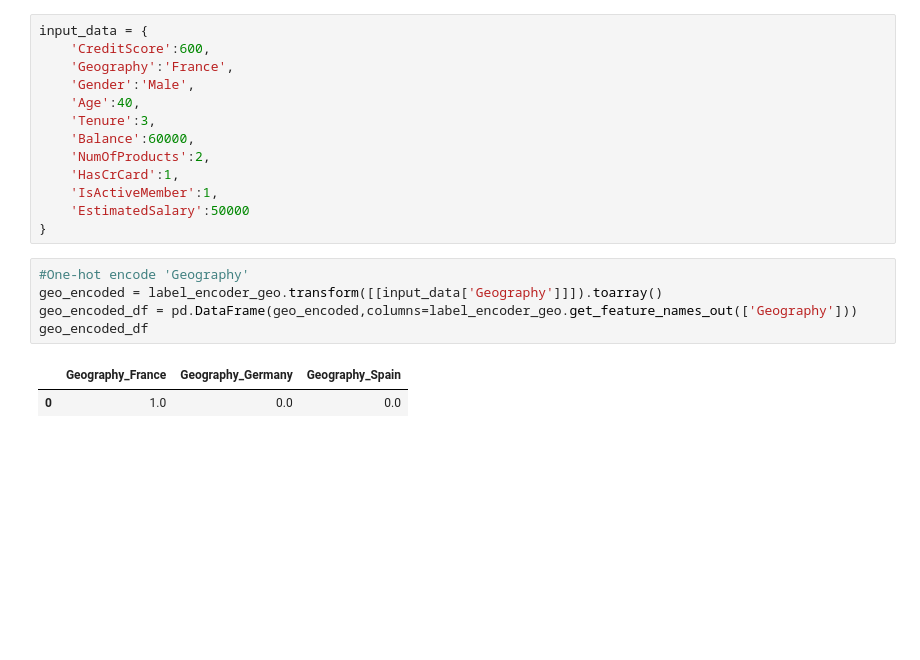
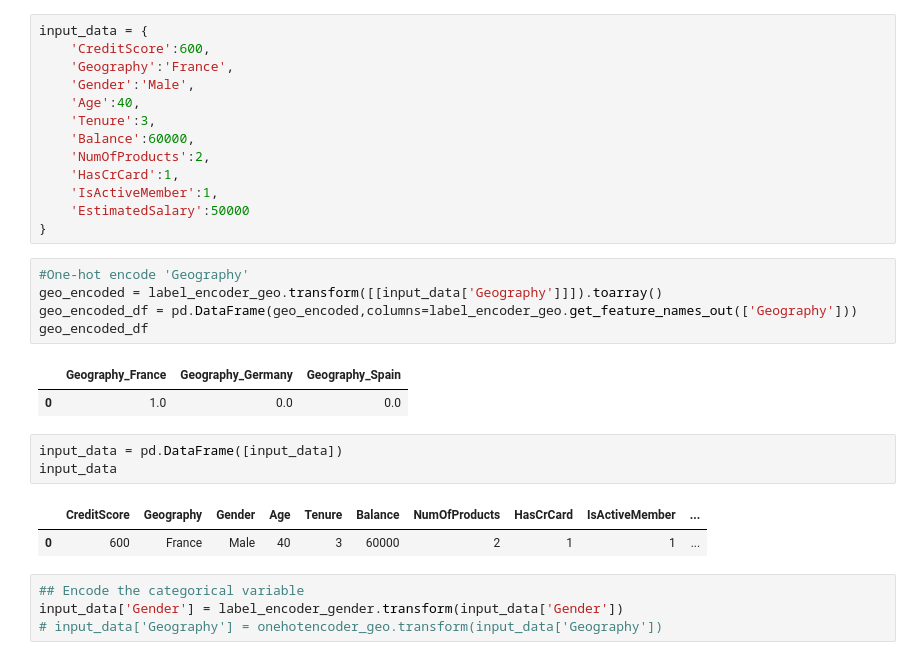
Before and after one commit to pankajsingh016/Churn-Modelling-ANN, a Jupyter notebook: Exp.ipynb, the cells around one changed output. Drawn from its saved outputs; the diff is of its cells as text; blank space fills up the shorter version.

```diff
--- a/Exp.ipynb
+++ b/Exp.ipynb
@@ -249,3 +249,13 @@ geo_encoded_df
 # %% [output]
 |  | Geography_France | Geography_Germany | Geography_Spain |
 | 0 | 1.0 | 0.0 | 0.0 |
+# %%
+input_data = pd.DataFrame([input_data])
+input_data
+# %% [output]
+|  | CreditScore | Geography | Gender | Age | Tenure | Balance | NumOfProducts | HasCrCard | IsActiveMember | ... |
+| 0 | 600 | France | Male | 40 | 3 | 60000 | 2 | 1 | 1 | ... |
+# %%
+## Encode the categorical variable
+input_data['Gender'] = label_encoder_gender.transform(input_data['Gender'])
+# input_data['Geography'] = onehotencoder_geo.transform(input_data['Geography'])
```
Also changed, not shown: parts of 6 cells of this notebook.
